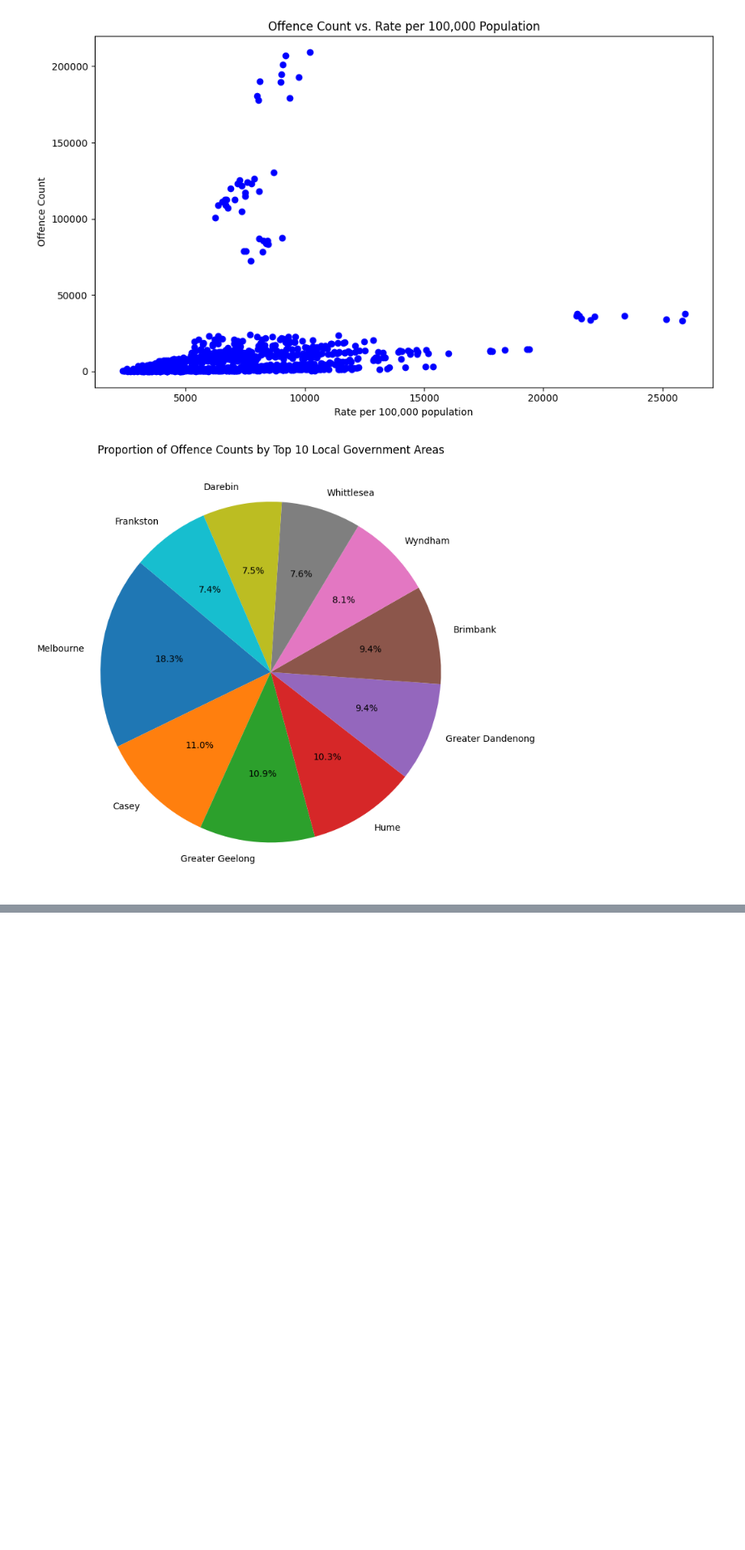
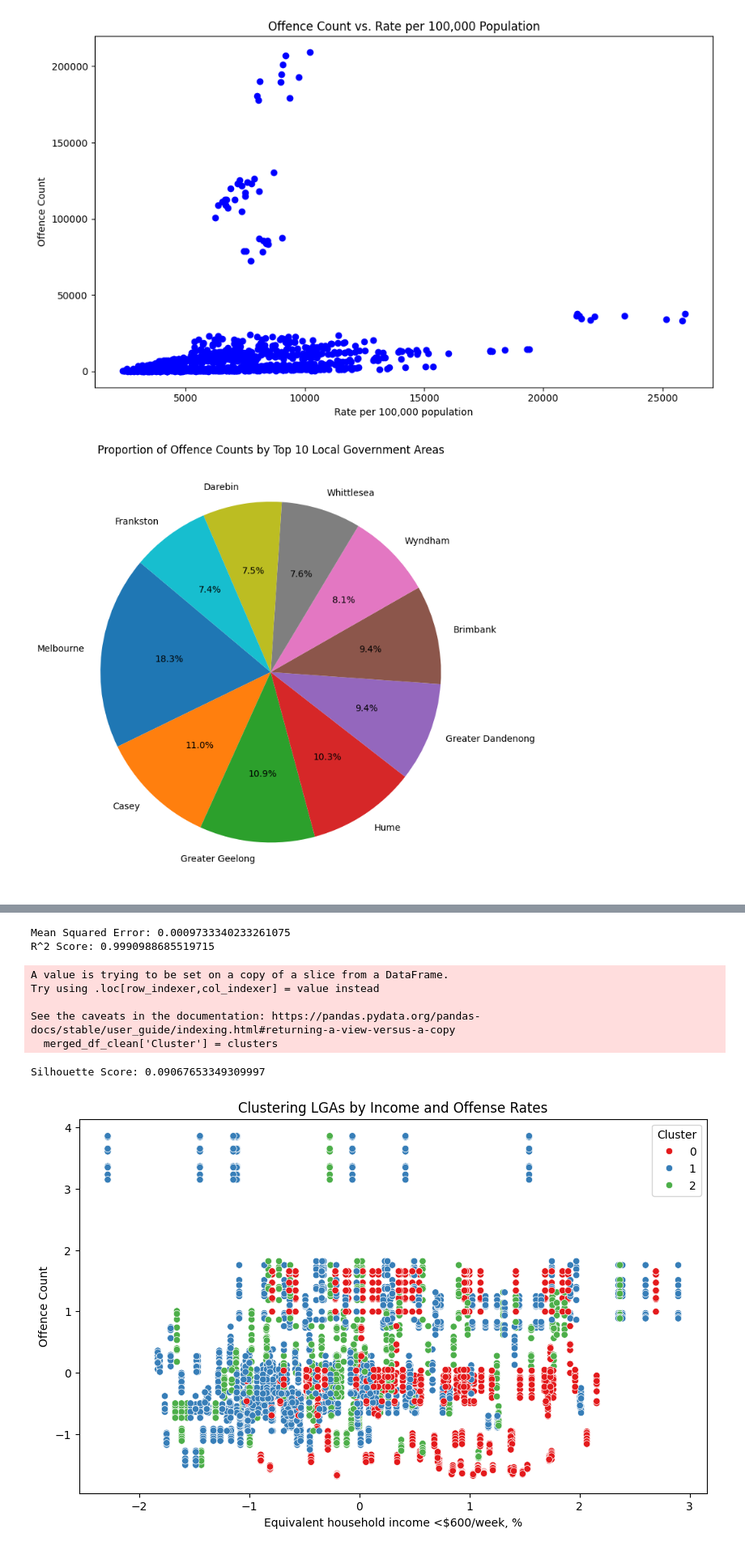
Before and after one commit to PDGGK/EODP-project, a Jupyter notebook: CPU 例子 3.ipynb, the cells around one changed output, grey strips where cells are left out. Shown at 81% size. Cells and saved outputs as stored; diff of their text form; code cells hidden in the pictures; blank space fills up the shorter version.

```diff
--- a/CPU 例子 3.ipynb
+++ b/CPU 例子 3.ipynb
@@ -129,0 +208,53 @@ merged_df_clean.head()
+# %%
+from sklearn.model_selection import train_test_split
+from sklearn.ensemble import RandomForestRegressor
+from sklearn.metrics import mean_squared_error, r2_score
+
+# Split data into features (X) and target (y)
+X = merged_df_clean.drop(columns=['Offence Count'])
+y = merged_df_clean['Offence Count']  # Predicting offence counts
+
+# Split into training and test sets
+X_train, X_test, y_train, y_test = train_test_split(X, y, test_size=0.2, random_state=42)
+
+# Train a Random Forest Regressor
+rf_regressor = RandomForestRegressor(n_estimators=100, random_state=42)
+rf_regressor.fit(X_train, y_train)
+
+# Make predictions on test set
+y_pred = rf_regressor.predict(X_test)
+
+# Evaluate the model
+print("Mean Squared Error:", mean_squared_error(y_test, y_pred))
+print("R^2 Score:", r2_score(y_test, y_pred))
+# %% [output]
+Mean Squared Error: 0.0009733340233261075
+R^2 Score: 0.9990988685519715
+# %%
+# Use KMeans to group regions based on crime trends
+kmeans = KMeans(n_clusters=3, random_state=42)
+clusters = kmeans.fit_predict(X)
+
+# Add cluster labels to the dataset
+merged_df_clean['Cluster'] = clusters
+
+# Evaluate clustering performance using Silhouette Score
+silhouette_avg = silhouette_score(X, clusters)
+print(f'Silhouette Score: {silhouette_avg}')
+
+# Visualize clusters
+plt.figure(figsize=(10, 6))
+sns.scatterplot(x=merged_df_clean['Equivalent household income <$600/week, %'],
+                y=merged_df_clean['Offence Count'],
+                hue=merged_df_clean['Cluster'],
+                palette='Set1')
+plt.title('Clustering LGAs by Income and Offense Rates')
+plt.show()
+# %% [output]
+A value is trying to be set on a copy of a slice from a DataFrame.
+Try using .loc[row_indexer,col_indexer] = value instead
+
+See the caveats in the documentation: https://pandas.pydata.org/pandas-docs/stable/user_guide/indexing.html#returning-a-view-versus-a-copy
+  merged_df_clean['Cluster'] = clusters
+Silhouette Score: 0.09067653349309997
+[figure, added]
```
Also changed, not shown: parts of 8 cells of this notebook, 2 other files.
